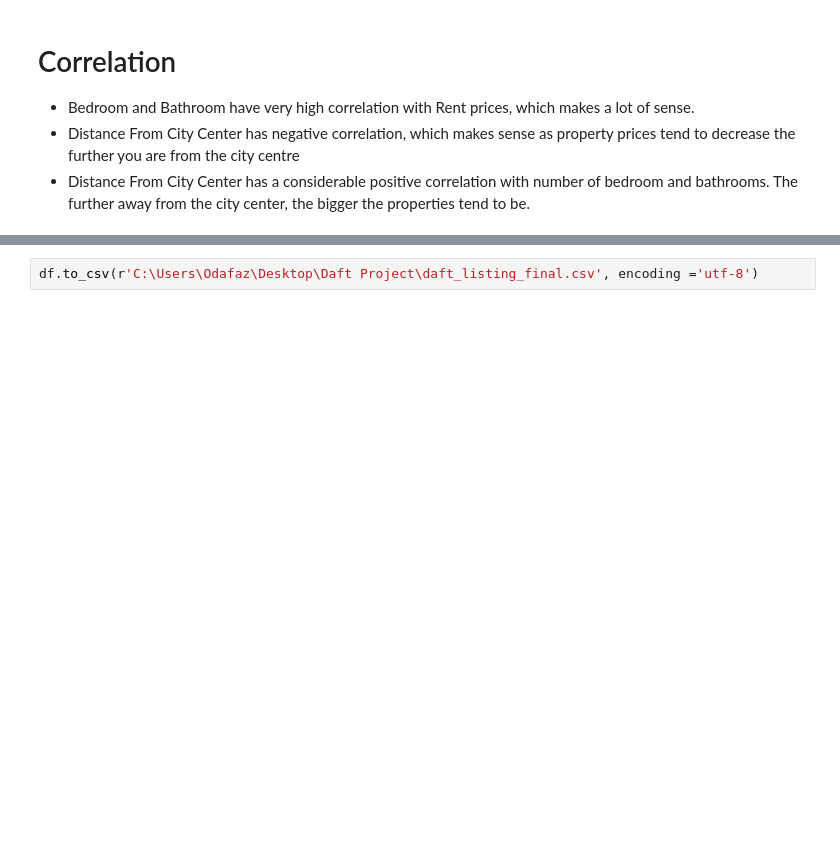
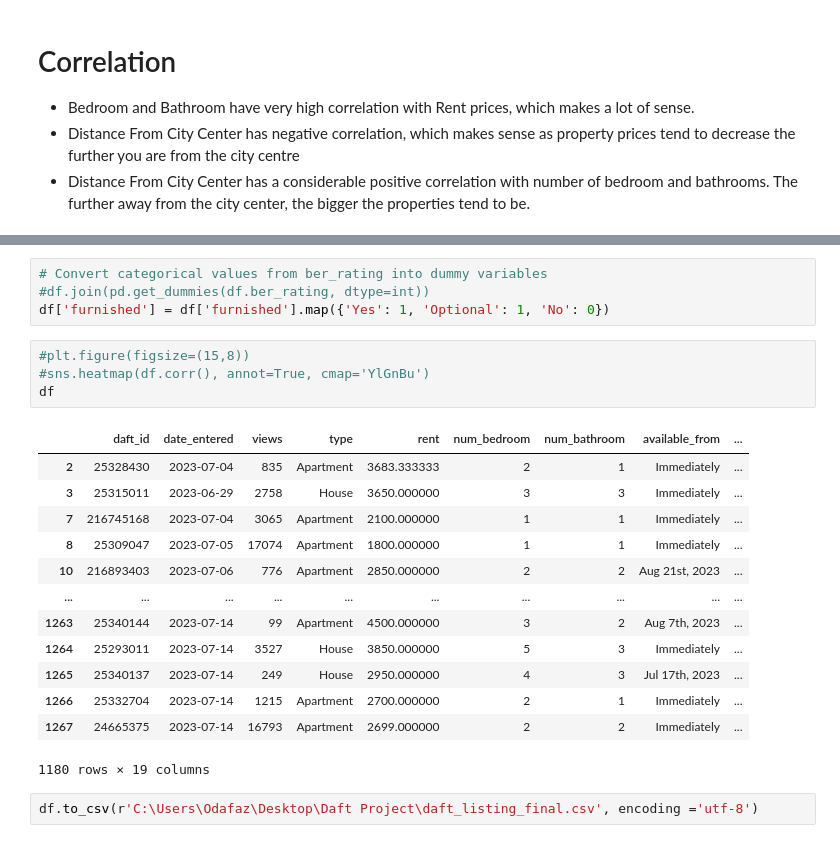
Before and after one commit to lucas-guerrera/daft.ie-rent-data-web-scrape, a Jupyter notebook: exploratory_data_analysis/daft_exploratory_data_analysis.ipynb, the cells around one changed output, grey strips where cells are left out. Saved outputs shown, nothing was run; the diff lists cells and outputs as text; blank space fills up the shorter version.

```diff
--- a/exploratory_data_analysis/daft_exploratory_data_analysis.ipynb
+++ b/exploratory_data_analysis/daft_exploratory_data_analysis.ipynb
@@ -263,2 +289,24 @@ correlation
+# %%
+# Convert categorical values from ber_rating into dummy variables
+#df.join(pd.get_dummies(df.ber_rating, dtype=int))
+df['furnished'] = df['furnished'].map({'Yes': 1, 'Optional': 1, 'No': 0})
+# %%
+#plt.figure(figsize=(15,8))
+#sns.heatmap(df.corr(), annot=True, cmap='YlGnBu')
+df
+# %% [output]
+|  | daft_id | date_entered | views | type | rent | num_bedroom | num_bathroom | available_from | ... |
+| 2 | 25328430 | 2023-07-04 | 835 | Apartment | 3683.333333 | 2 | 1 | Immediately | ... |
+| 3 | 25315011 | 2023-06-29 | 2758 | House | 3650.000000 | 3 | 3 | Immediately | ... |
+| 7 | 216745168 | 2023-07-04 | 3065 | Apartment | 2100.000000 | 1 | 1 | Immediately | ... |
+| 8 | 25309047 | 2023-07-05 | 17074 | Apartment | 1800.000000 | 1 | 1 | Immediately | ... |
+| 10 | 216893403 | 2023-07-06 | 776 | Apartment | 2850.000000 | 2 | 2 | Aug 21st, 2023 | ... |
+| ... | ... | ... | ... | ... | ... | ... | ... | ... | ... |
+| 1263 | 25340144 | 2023-07-14 | 99 | Apartment | 4500.000000 | 3 | 2 | Aug 7th, 2023 | ... |
+| 1264 | 25293011 | 2023-07-14 | 3527 | House | 3850.000000 | 5 | 3 | Immediately | ... |
+| 1265 | 25340137 | 2023-07-14 | 249 | House | 2950.000000 | 4 | 3 | Jul 17th, 2023 | ... |
+| 1266 | 25332704 | 2023-07-14 | 1215 | Apartment | 2700.000000 | 2 | 1 | Immediately | ... |
+| 1267 | 24665375 | 2023-07-14 | 16793 | Apartment | 2699.000000 | 2 | 2 | Immediately | ... |
+1180 rows × 19 columns
 # %%
 df.to_csv(r'C:\Users\Odafaz\Desktop\Daft Project\daft_listing_final.csv', encoding ='utf-8')
```
Also changed, not shown: parts of 15 cells of this notebook.
